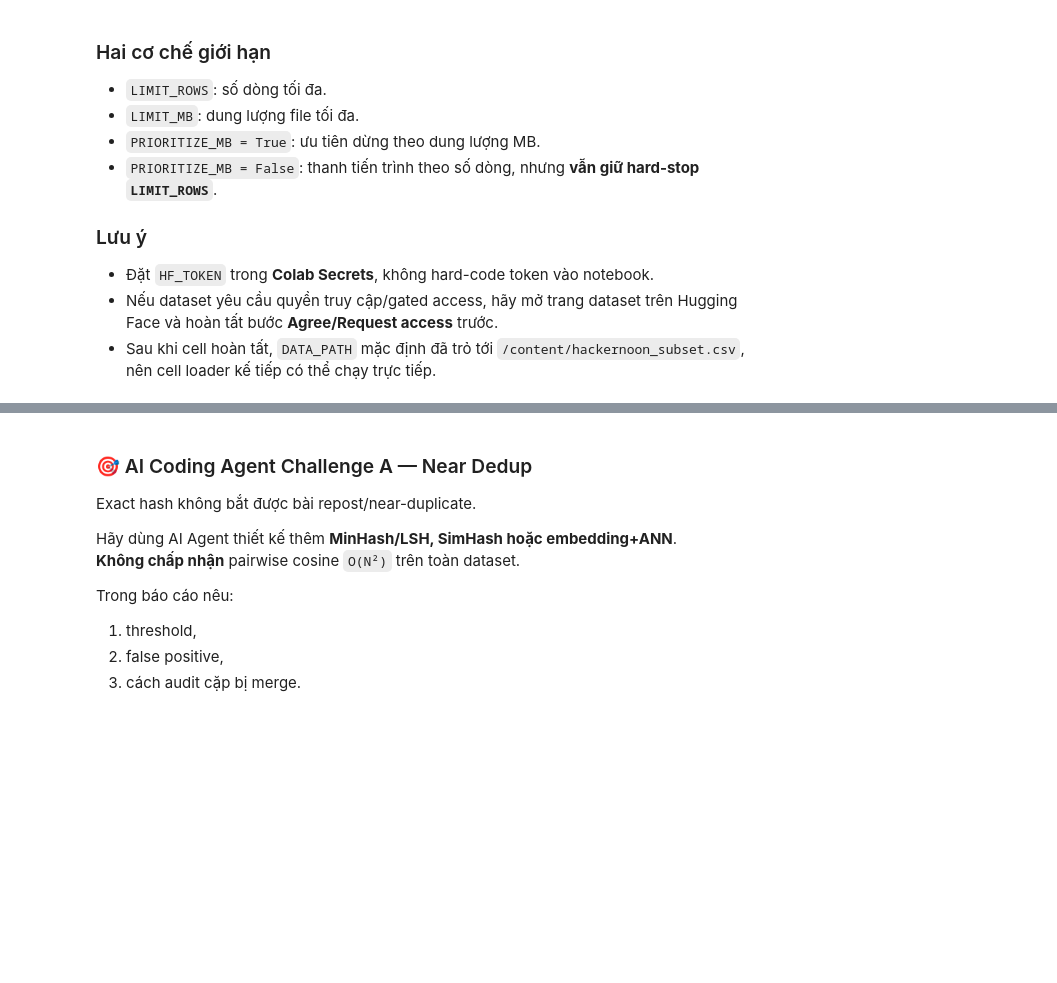
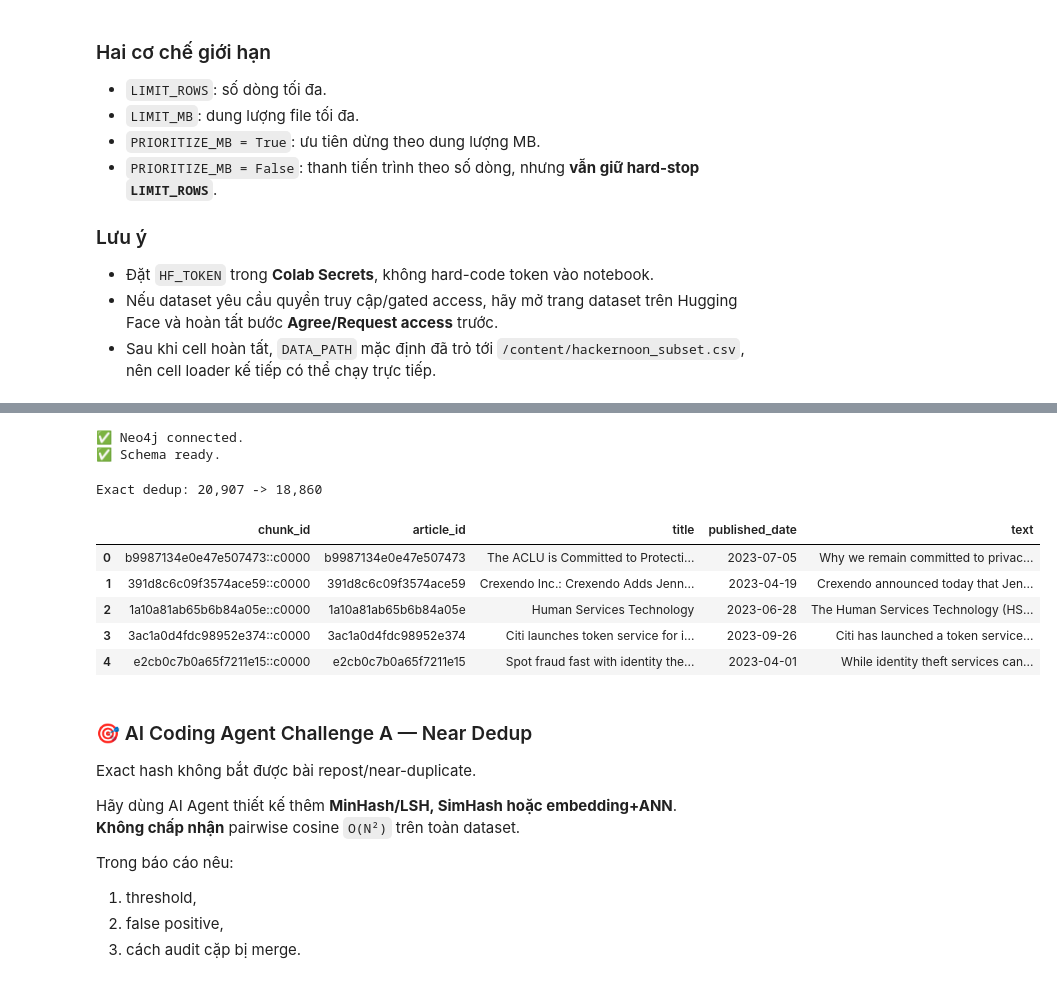
Before and after one commit to thanhdatpham938-hub/K4-Track3-Lab19-GraphRAG, a Jupyter notebook: Day19_GraphRAG_vs_FlatRAG_Production_Lab_Guide.ipynb, the cells around one changed output, grey strips where cells are left out. Cells and saved outputs as stored; diff of their text form; code cells hidden in the pictures; blank space fills up the shorter version.

```diff
--- a/Day19_GraphRAG_vs_FlatRAG_Production_Lab_Guide.ipynb
+++ b/Day19_GraphRAG_vs_FlatRAG_Production_Lab_Guide.ipynb
@@ -333,8 +311,11 @@ def setup_graph_schema():
         run_cypher(stmt)
     print("✅ Schema ready.")
 
-# connect_neo4j()
-# setup_graph_schema()
+connect_neo4j()
+setup_graph_schema()
+# %% [output]
+✅ Neo4j connected.
+✅ Schema ready.
 # %%
 #@title 1.5 — Loader + exact dedup + chunking
 def norm_space(x):
@@ -367,7 +348,7 @@ def load_news(path):
     raise ValueError(f"Unsupported: {path.suffix}")
 
 def standardize_news(raw):
-    text_col = pick_col(raw, ["text", "content", "article", "body", "story"])
+    text_col = pick_col(raw, ["text", "content", "article", "body", "story", "description"])
     title_col = pick_col(raw, ["title", "headline"], required=False)
     date_col = pick_col(raw, ["published_date", "date", "published_at", "created_at"], required=False)
     id_col = pick_col(raw, ["id", "article_id", "story_id", "uuid"], required=False)
@@ -406,37 +387,45 @@ def standardize_news(raw):
     return df
 
 def chunk_text(text, size=220, overlap=40):
     words = norm_space(text).split()
     step = max(1, size - overlap)
     out = []
     for start in range(0, len(words), step):
         part = words[start:start+size]
         if not part:
             break
         out.append(" ".join(part))
         if start + size >= len(words):
             break
     return out
 
 def build_chunks(news_df):
     rows = []
     for r in tqdm(news_df.itertuples(index=False), total=len(news_df), desc="Chunking"):
         for i, text in enumerate(chunk_text(r.text, CHUNK_WORDS, CHUNK_OVERLAP_WORDS)):
             rows.append({
                 "chunk_id": f"{r.article_id}::c{i:04d}",
                 "article_id": r.article_id,
                 "title": r.title,
                 "published_date": r.published_date,
                 "text": text,
             })
             if LAB_MAX_CHUNKS and len(rows) >= LAB_MAX_CHUNKS:
                 return pd.DataFrame(rows)
     return pd.DataFrame(rows)
 
-# raw_df = load_news(DATA_PATH)
-# news_df = standardize_news(raw_df)
-# chunks_df = build_chunks(news_df)
-# display(chunks_df.head())
+raw_df = load_news(DATA_PATH)
+news_df = standardize_news(raw_df)
+chunks_df = build_chunks(news_df)
+display(chunks_df.head())
+# %% [output]
+Exact dedup: 20,907 -> 18,860
+|  | chunk_id | article_id | title | published_date | text |
+| 0 | b9987134e0e47e507473::c0000 | b9987134e0e47e507473 | The ACLU is Committed to Protecti... | 2023-07-05 | Why we remain committed to privac... |
+| 1 | 391d8c6c09f3574ace59::c0000 | 391d8c6c09f3574ace59 | Crexendo Inc.: Crexendo Adds Jenn... | 2023-04-19 | Crexendo announced today that Jen... |
+| 2 | 1a10a81ab65b6b84a05e::c0000 | 1a10a81ab65b6b84a05e | Human Services Technology | 2023-06-28 | The Human Services Technology (HS... |
+| 3 | 3ac1a0d4fdc98952e374::c0000 | 3ac1a0d4fdc98952e374 | Citi launches token service for i... | 2023-09-26 | Citi has launched a token service... |
+| 4 | e2cb0c7b0a65f7211e15::c0000 | e2cb0c7b0a65f7211e15 | Spot fraud fast with identity the... | 2023-04-01 | While identity theft services can... |
 # %% [markdown]
 ### 🎯 AI Coding Agent Challenge A — Near Dedup
 Exact hash không bắt được bài repost/near-duplicate.
```
Also changed, not shown: parts of 24 cells of this notebook, 3 other files.
